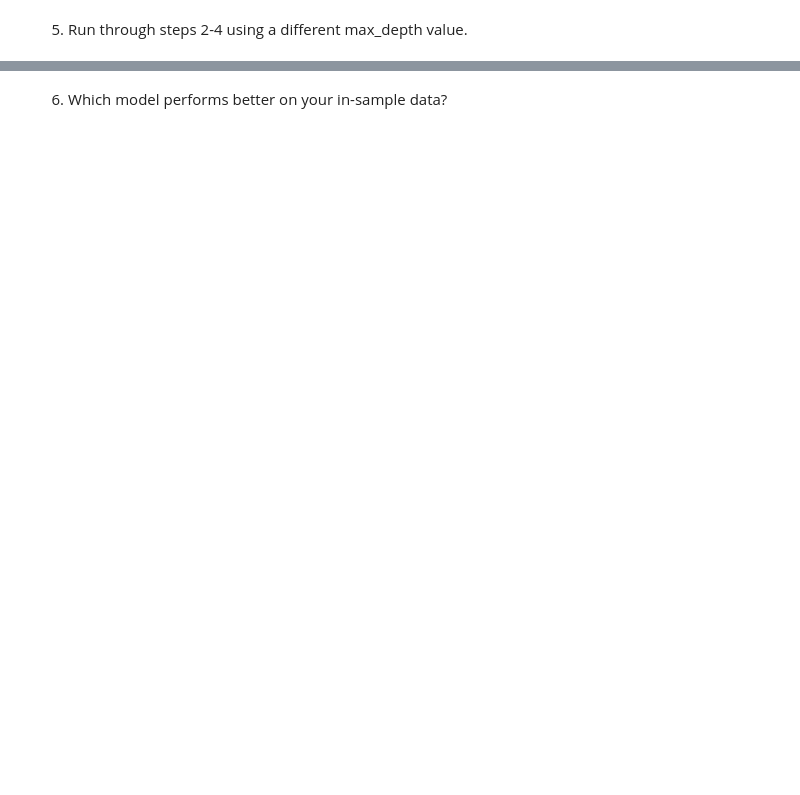
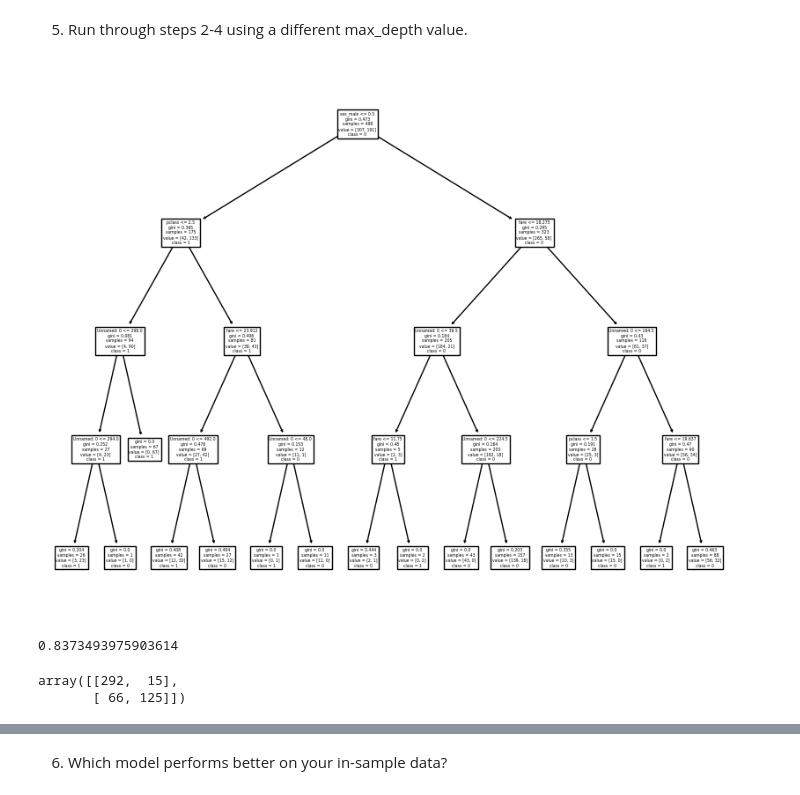
Before and after one commit to stephen-c-perry/classification-exercises, a Jupyter notebook: decision_tree.ipynb, the cells around one changed output, grey strips where cells are left out. Drawn from its saved outputs; the diff is of its cells as text; code cells hidden in the pictures; blank space fills up the shorter version.

```diff
--- a/decision_tree.ipynb
+++ b/decision_tree.ipynb
@@ -20,2 +194,21 @@ import prepare
 # %% [markdown]
 5. Run through steps 2-4 using a different max_depth value.
+# %%
+dec_tree_2 = DecisionTreeClassifier(max_depth=5, random_state=123)
+dec_tree_2 = dec_tree_1.fit(X_train, y_train)
+# %%
+plt.figure(figsize=(10, 8))
+plot_tree(dec_tree_2, feature_names=X_train.columns, class_names=['0','1'])
+plt.show()
+# %% [output]
+[figure, added]
+# %%
+accuracy = dec_tree_2.score(X_train, y_train)
+accuracy
+# %% [output]
+0.8373493975903614
+# %%
+confusion_matrix(y_train, y_pred)
+# %% [output]
+array([[292,  15],
+       [ 66, 125]])
```
Also changed, not shown: parts of 43 cells of this notebook, 2 other files.
